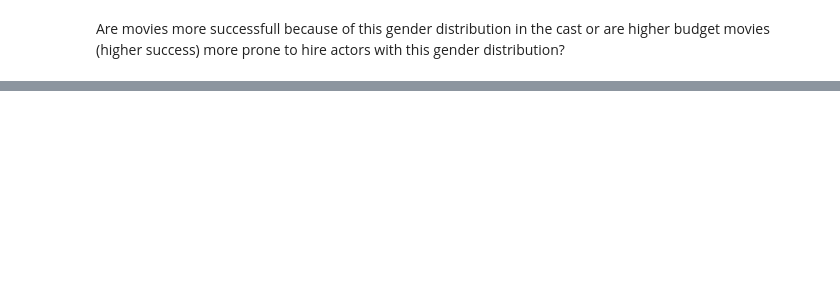
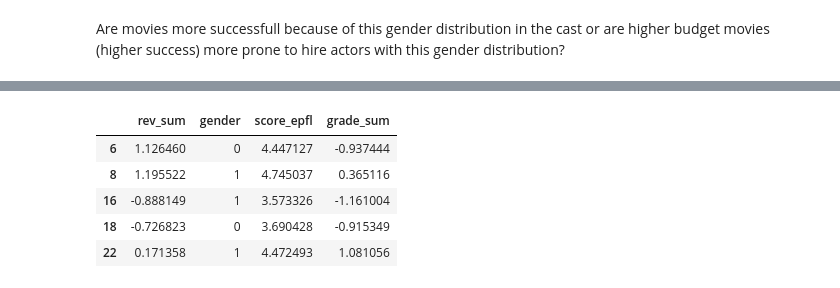
Before and after one commit to louisleger/ada-final-project, a Jupyter notebook: src/star_score.ipynb, the cells around one changed output, grey strips where cells are left out. Saved outputs shown, nothing was run; the diff lists cells and outputs as text; code cells hidden in the pictures; blank space fills up the shorter version.

```diff
--- a/src/star_score.ipynb
+++ b/src/star_score.ipynb
@@ -416,0 +439,9 @@ Are movies more successfull because of this gender distribution in the cast or a
+# %%
+X1.head()
+# %% [output]
+|  | rev_sum | gender | score_epfl | grade_sum |
+| 6 | 1.126460 | 0 | 4.447127 | -0.937444 |
+| 8 | 1.195522 | 1 | 4.745037 | 0.365116 |
+| 16 | -0.888149 | 1 | 3.573326 | -1.161004 |
+| 18 | -0.726823 | 0 | 3.690428 | -0.915349 |
+| 22 | 0.171358 | 1 | 4.472493 | 1.081056 |
```
Also changed, not shown: parts of 15 cells of this notebook.
